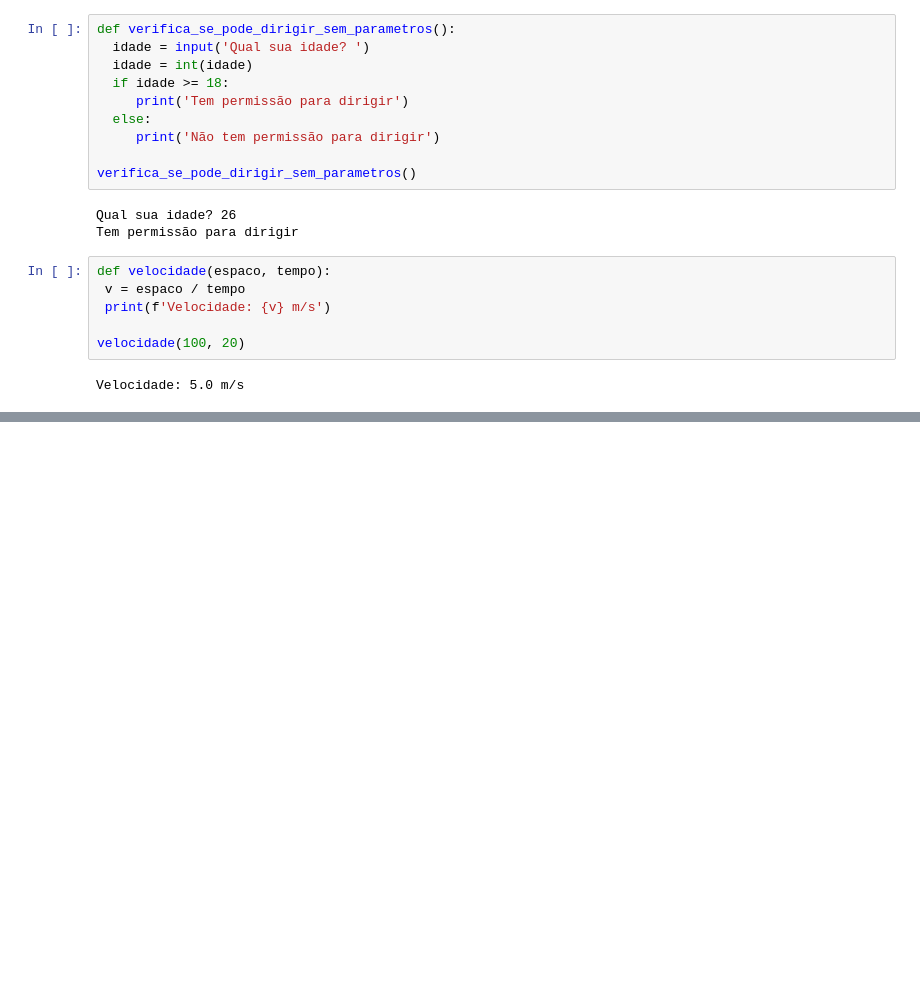
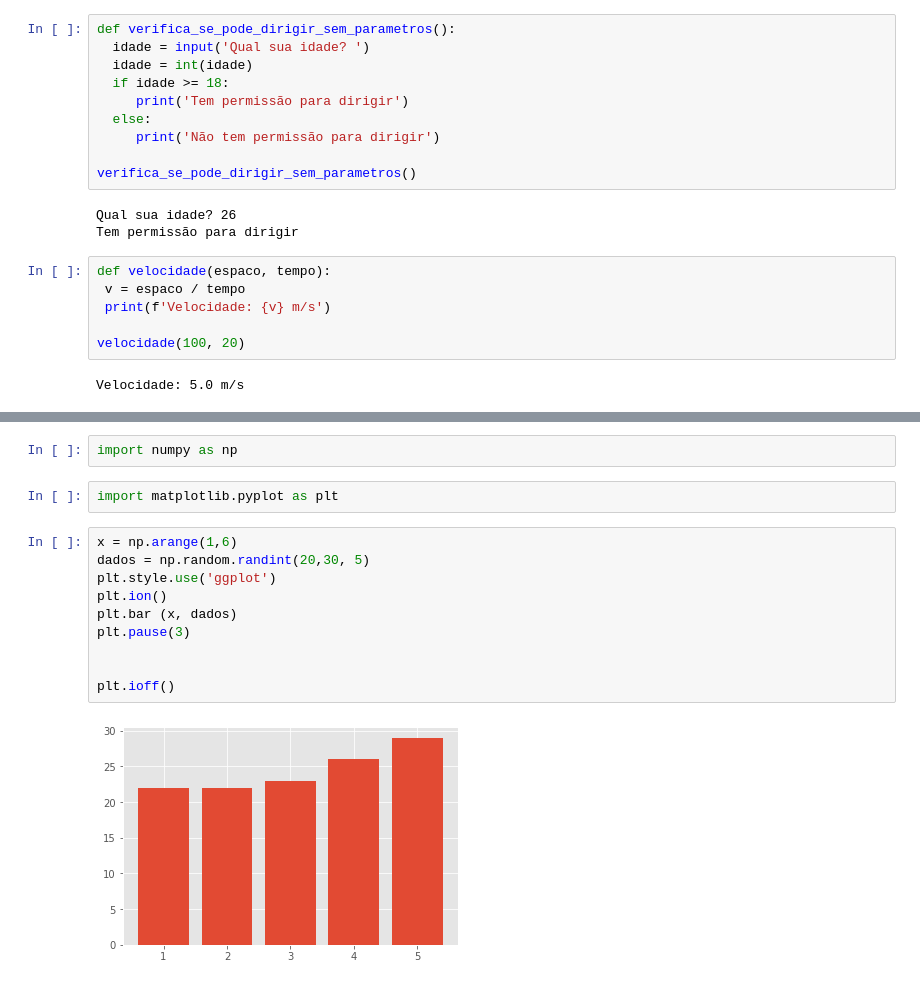
Before and after one commit to L-dev07/My-Repository-, a Jupyter notebook: Lógica_de_programação.ipynb, the cells around one changed output, grey strips where cells are left out. Drawn from its saved outputs; the diff is of its cells as text; blank space fills up the shorter version.

```diff
--- a/Lógica_de_programação.ipynb
+++ b/Lógica_de_programação.ipynb
@@ -136,0 +219,16 @@ Velocidade: 5.0 m/s
+# %%
+import numpy as np
+# %%
+import matplotlib.pyplot as plt
+# %%
+x = np.arange(1,6)
+dados = np.random.randint(20,30, 5)
+plt.style.use('ggplot')
+plt.ion()
+plt.bar (x, dados)
+plt.pause(3)
+
+
+plt.ioff()
+# %% [output]
+[figure, added]
```
Also changed, not shown: parts of 11 cells of this notebook.
